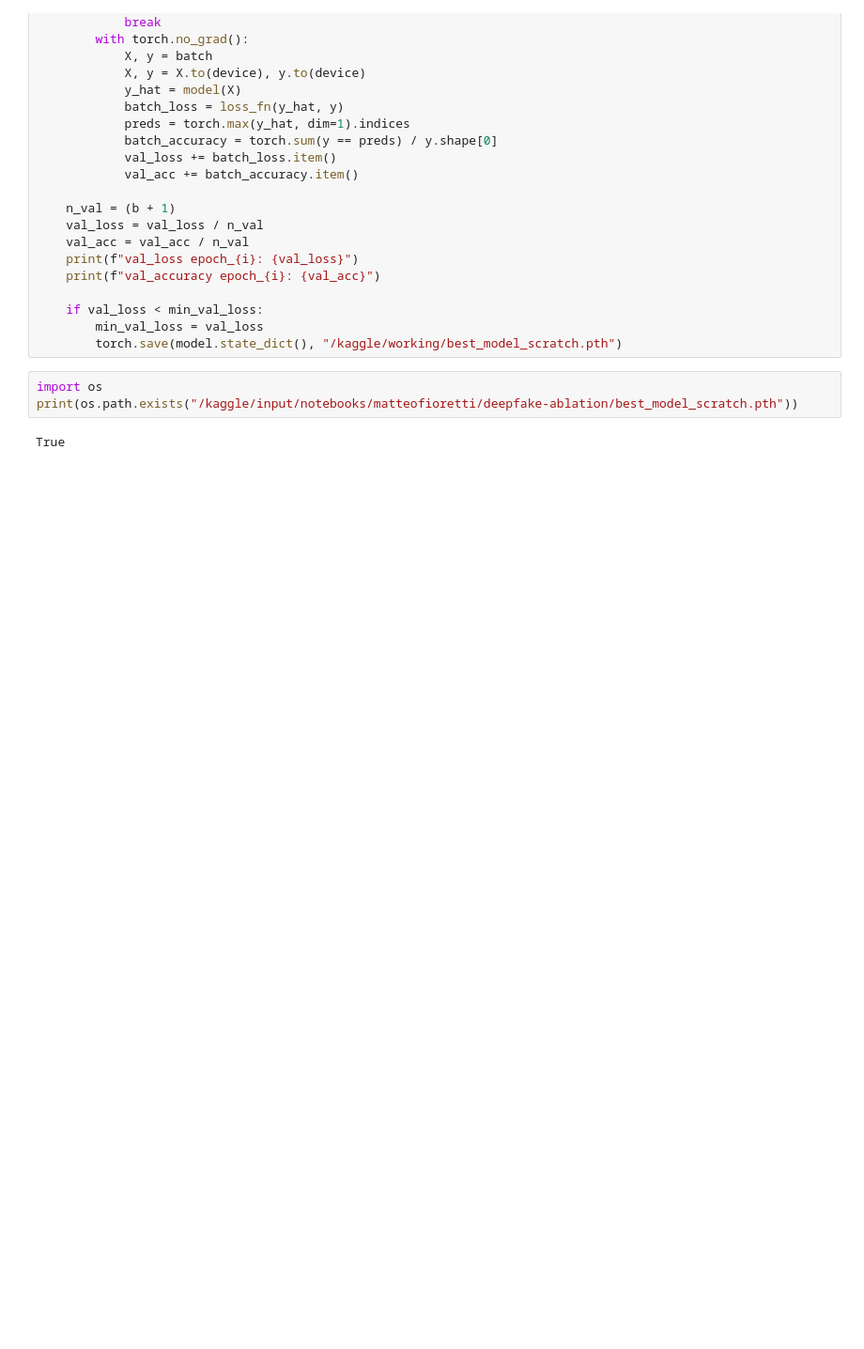
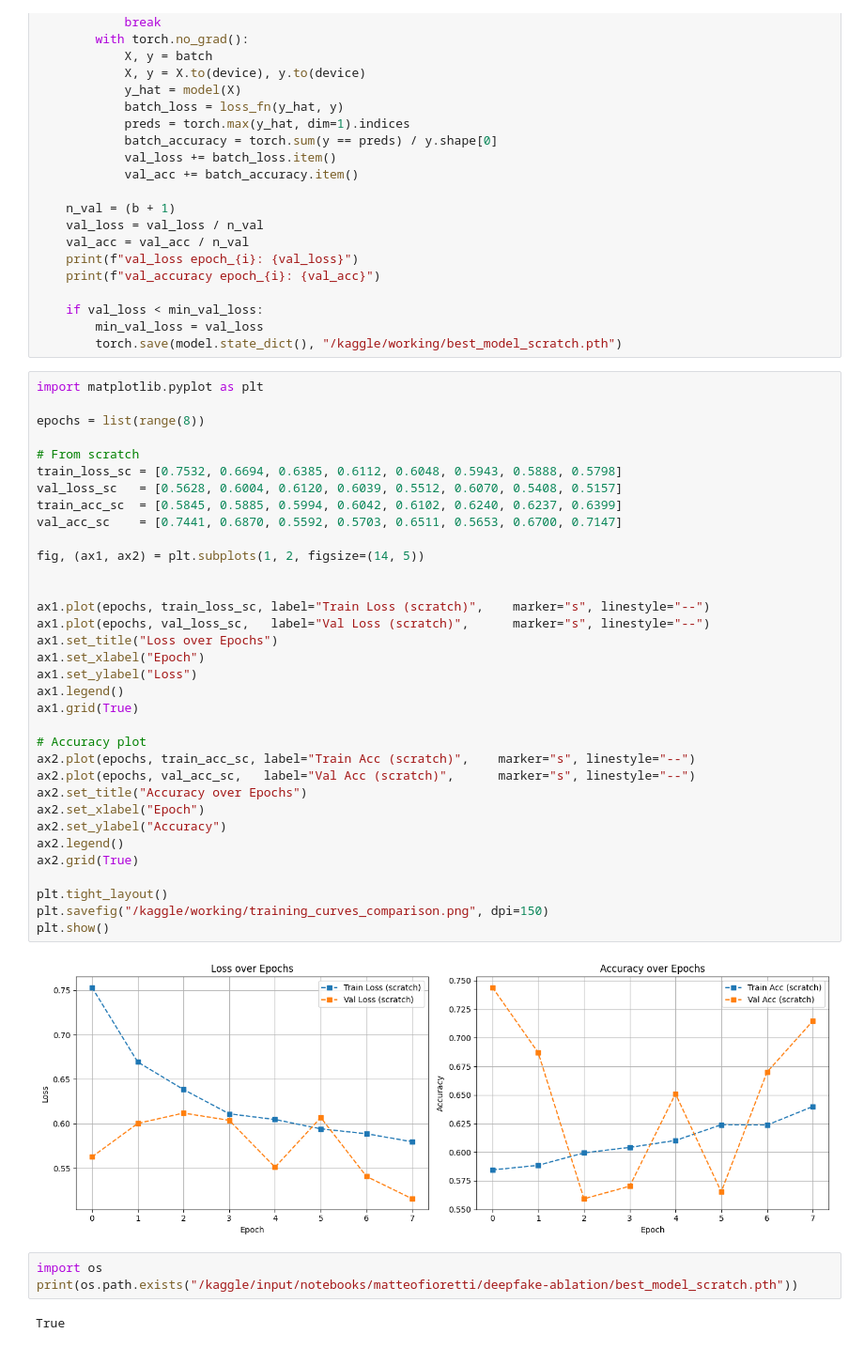
Before and after one commit to MatteoFioretti/deepfake-detection, a Jupyter notebook: notebooks/deepfake-ablation.ipynb, the cells around one changed output. Shown at 94% size. Saved outputs shown, nothing was run; the diff lists cells and outputs as text; blank space fills up the shorter version.

Commit message:
Kaggle Notebook | deepfake-ablation | Version 4

```diff
--- a/notebooks/deepfake-ablation.ipynb
+++ b/notebooks/deepfake-ablation.ipynb
@@ -154,6 +154,42 @@ for i in range(num_epochs):
     if val_loss < min_val_loss:
         min_val_loss = val_loss
         torch.save(model.state_dict(), "/kaggle/working/best_model_scratch.pth")
+# %%
+import matplotlib.pyplot as plt
+
+epochs = list(range(8))
+
+# From scratch
+train_loss_sc = [0.7532, 0.6694, 0.6385, 0.6112, 0.6048, 0.5943, 0.5888, 0.5798]
+val_loss_sc   = [0.5628, 0.6004, 0.6120, 0.6039, 0.5512, 0.6070, 0.5408, 0.5157]
+train_acc_sc  = [0.5845, 0.5885, 0.5994, 0.6042, 0.6102, 0.6240, 0.6237, 0.6399]
+val_acc_sc    = [0.7441, 0.6870, 0.5592, 0.5703, 0.6511, 0.5653, 0.6700, 0.7147]
+
+fig, (ax1, ax2) = plt.subplots(1, 2, figsize=(14, 5))
+
+
+ax1.plot(epochs, train_loss_sc, label="Train Loss (scratch)",    marker="s", linestyle="--")
+ax1.plot(epochs, val_loss_sc,   label="Val Loss (scratch)",      marker="s", linestyle="--")
+ax1.set_title("Loss over Epochs")
+ax1.set_xlabel("Epoch")
+ax1.set_ylabel("Loss")
+ax1.legend()
+ax1.grid(True)
+
+# Accuracy plot
+ax2.plot(epochs, train_acc_sc, label="Train Acc (scratch)",    marker="s", linestyle="--")
+ax2.plot(epochs, val_acc_sc,   label="Val Acc (scratch)",      marker="s", linestyle="--")
+ax2.set_title("Accuracy over Epochs")
+ax2.set_xlabel("Epoch")
+ax2.set_ylabel("Accuracy")
+ax2.legend()
+ax2.grid(True)
+
+plt.tight_layout()
+plt.savefig("/kaggle/working/training_curves_comparison.png", dpi=150)
+plt.show()
+# %% [output]
+[figure, added]
 # %%
 import os
 print(os.path.exists("/kaggle/input/notebooks/matteofioretti/deepfake-ablation/best_model_scratch.pth"))
```
